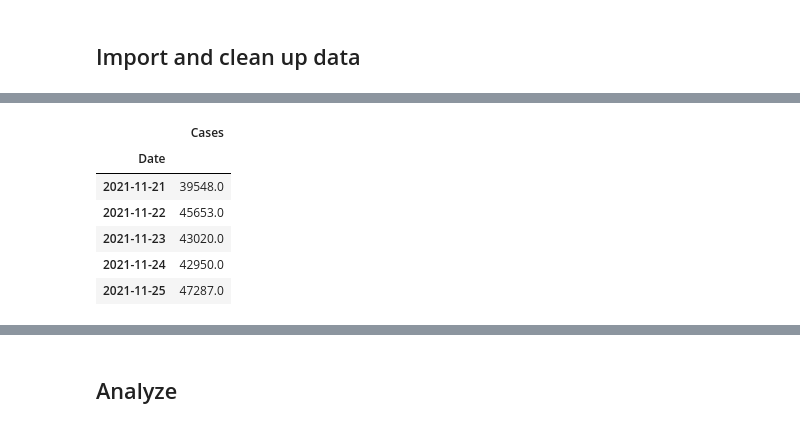
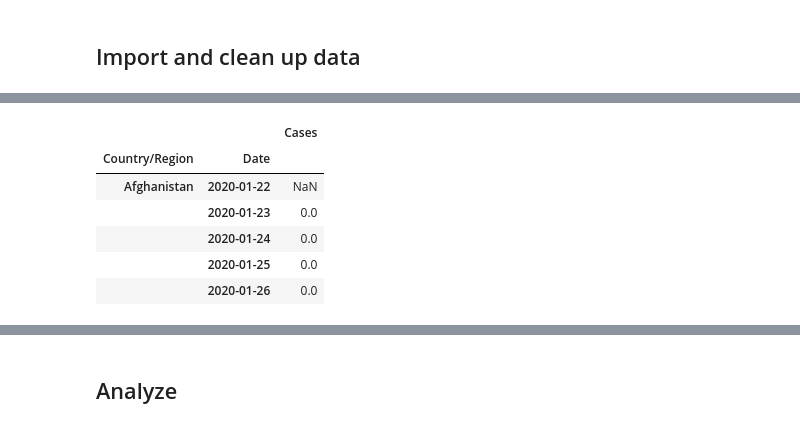
Before and after one commit to jaroslawr/jupyter-notebooks, a Jupyter notebook: dataset_covid/dataset_covid.ipynb, the cells around one changed output, grey strips where cells are left out. Cells and saved outputs as stored; diff of their text form; code cells hidden in the pictures.

```diff
--- a/dataset_covid/dataset_covid.ipynb
+++ b/dataset_covid/dataset_covid.ipynb
@@ -91,2 +18,0 @@ df[(df["Country/Region"] == "United Kingdom") & (df["Date"] == df["Date"].max())
-# %%
-df = df.groupby(["Country/Region", "Date"]).sum()
@@ -112,12 +18,0 @@ df.loc["United Kingdom"].iloc[-5:]
-# %%
-df = df.groupby(level="Country/Region").diff()
-# %%
-df.loc["United Kingdom"].iloc[-5:]
-# %% [output]
-|  | Cases |
-| Date |  |
-| 2021-11-21 | 39548.0 |
-| 2021-11-22 | 45653.0 |
-| 2021-11-23 | 43020.0 |
-| 2021-11-24 | 42950.0 |
-| 2021-11-25 | 47287.0 |
@@ -123,0 +38,10 @@ df.loc["United Kingdom"].iloc[-5:]
+# %%
+cases_df.head(5)
+# %% [output]
+|  |  | Cases |
+| Country/Region | Date |  |
+| Afghanistan | 2020-01-22 | NaN |
+|  | 2020-01-23 | 0.0 |
+|  | 2020-01-24 | 0.0 |
+|  | 2020-01-25 | 0.0 |
+|  | 2020-01-26 | 0.0 |
```
Also changed, not shown: parts of 32 cells of this notebook, 2 other files.
